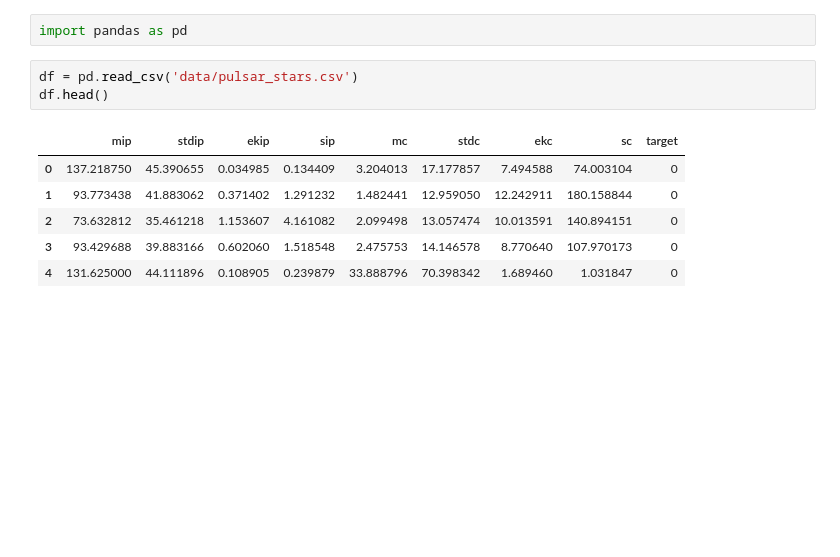
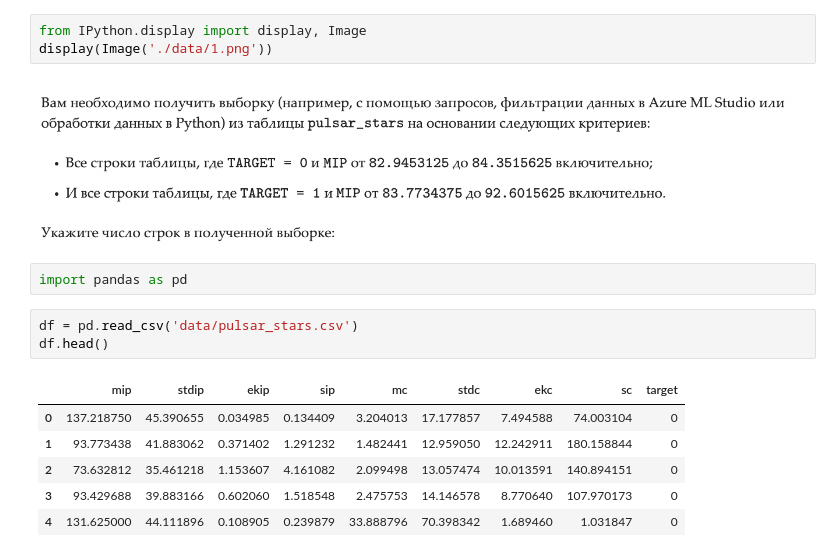
Before and after one commit to fadyat/ITMO-PROBLEMS, a Jupyter notebook: ML/IV semester/week2/solution.ipynb, the cells around one changed output. Saved outputs shown, nothing was run; the diff lists cells and outputs as text; blank space fills up the shorter version.

```diff
--- a/ML/IV semester/week2/solution.ipynb
+++ b/ML/IV semester/week2/solution.ipynb
@@ -3,3 +1,8 @@
+# %%
+from IPython.display import display, Image
+display(Image('./data/1.png'))
+# %% [output]
+[figure, added]
 # %%
 import pandas as pd
 # %%
```
Also changed, not shown: parts of 7 cells of this notebook.
